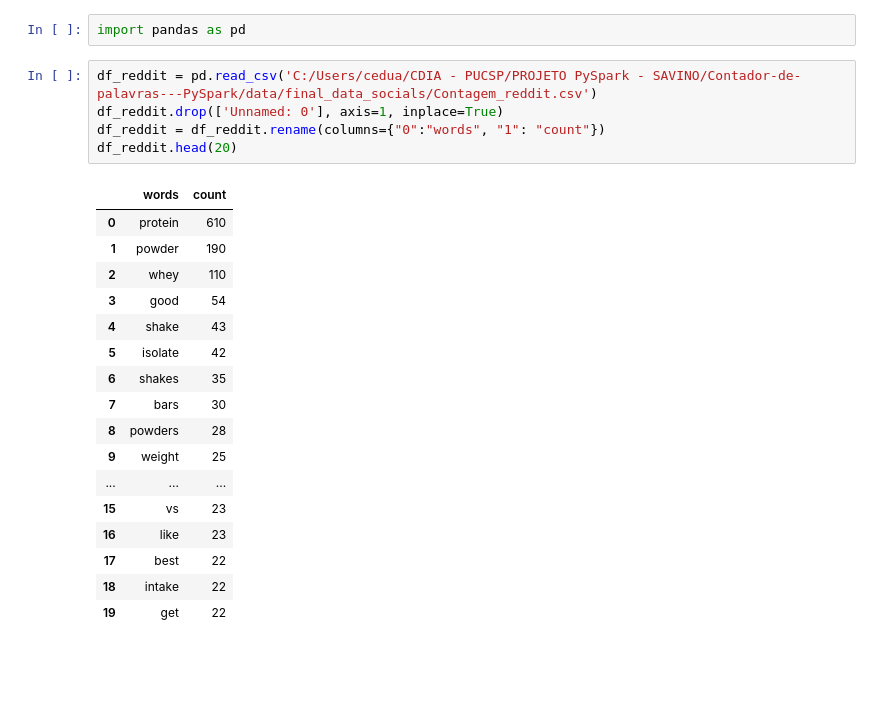
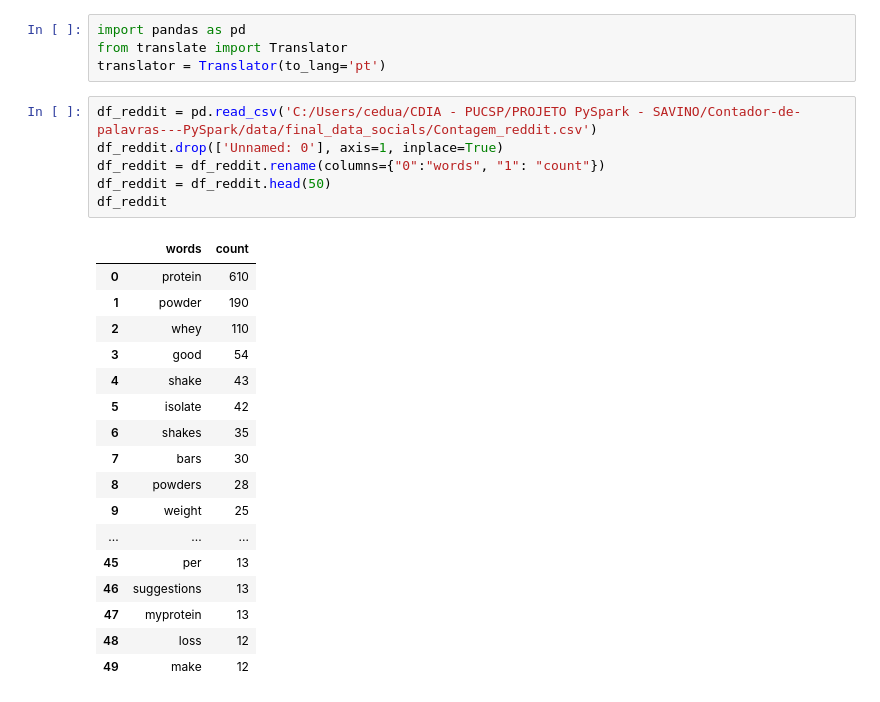
Before and after one commit to caduoliveira1302/Contador-de-palavras---PySpark, a Jupyter notebook: data/final_data_socials/viz.ipynb, the cells around one changed output. Saved outputs shown, nothing was run; the diff lists cells and outputs as text; blank space fills up the shorter version.

```diff
--- a/data/final_data_socials/viz.ipynb
+++ b/data/final_data_socials/viz.ipynb
@@ -1,25 +1,28 @@
 # %%
 import pandas as pd
+from translate import Translator
+translator = Translator(to_lang='pt')
 # %%
 df_reddit = pd.read_csv('C:/Users/cedua/CDIA - PUCSP/PROJETO PySpark - SAVINO/Contador-de-palavras---PySpark/data/final_data_socials/Contagem_reddit.csv')
 df_reddit.drop(['Unnamed: 0'], axis=1, inplace=True)
 df_reddit = df_reddit.rename(columns={"0":"words", "1": "count"})
-df_reddit.head(20)
+df_reddit = df_reddit.head(50)
+df_reddit
 # %% [output]
 |  | words | count |
 | 0 | protein | 610 |
 | 1 | powder | 190 |
 | 2 | whey | 110 |
 | 3 | good | 54 |
 | 4 | shake | 43 |
 | 5 | isolate | 42 |
 | 6 | shakes | 35 |
 | 7 | bars | 30 |
 | 8 | powders | 28 |
 | 9 | weight | 25 |
 | ... | ... | ... |
-| 15 | vs | 23 |
-| 16 | like | 23 |
-| 17 | best | 22 |
-| 18 | intake | 22 |
-| 19 | get | 22 |
+| 45 | per | 13 |
+| 46 | suggestions | 13 |
+| 47 | myprotein | 13 |
+| 48 | loss | 12 |
+| 49 | make | 12 |
```
Also changed, not shown: parts of 4 cells of this notebook, 3 other files.
